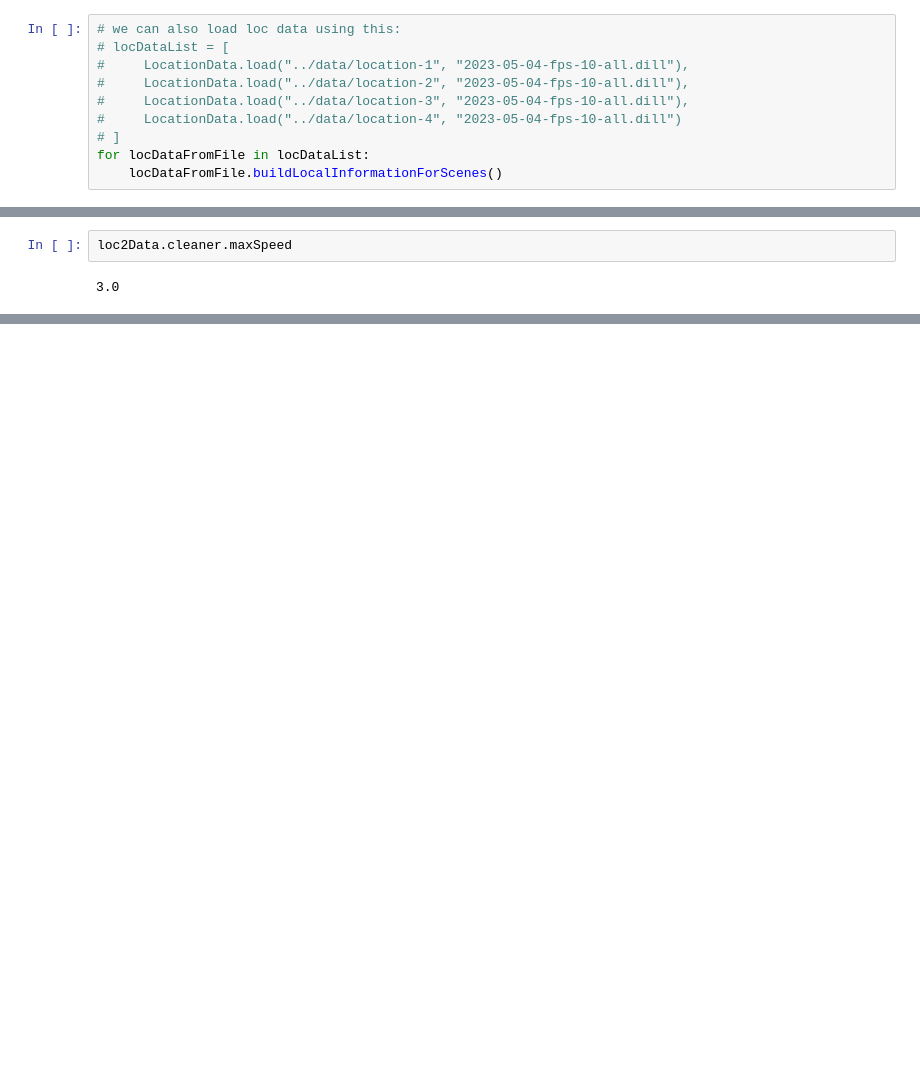
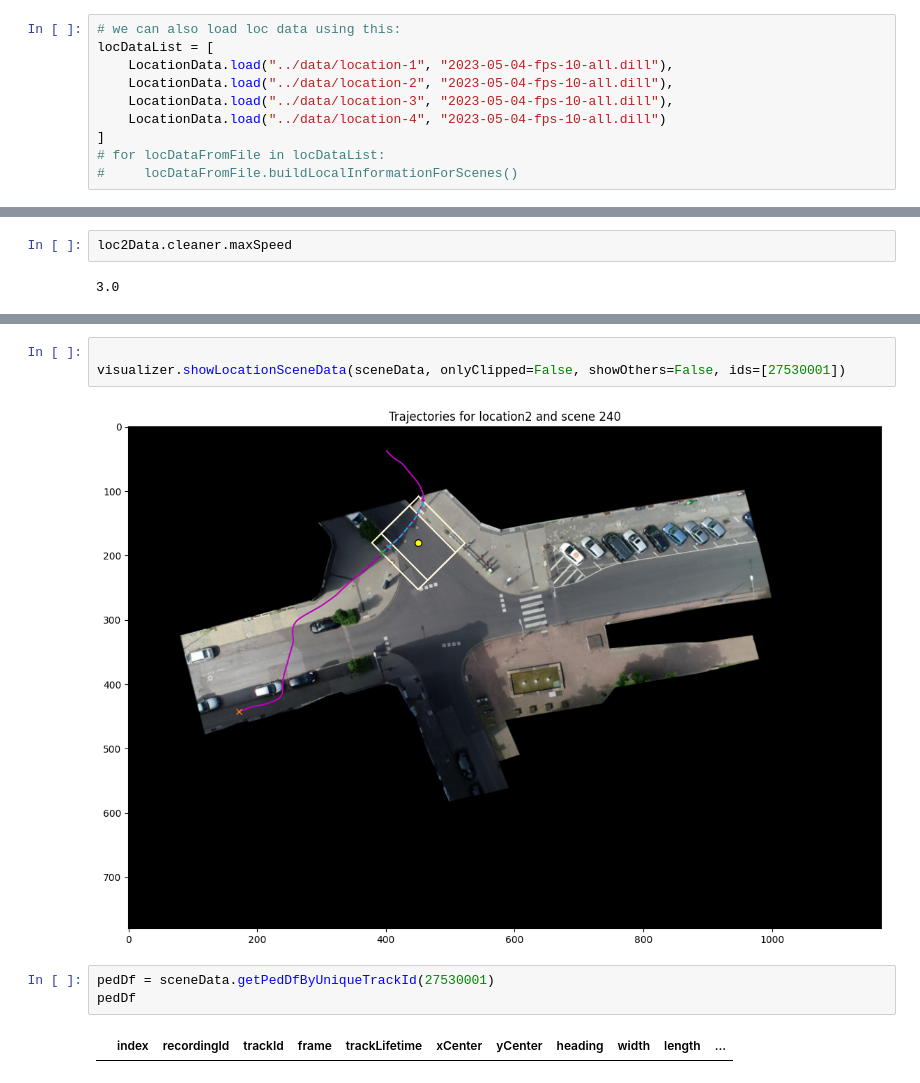
Before and after one commit to ika-rwth-aachen/drone-dataset-tools, a Jupyter notebook: src/notebooks/extractor-all.ipynb, the cells around one changed output, grey strips where cells are left out. Saved outputs shown, nothing was run; the diff lists cells and outputs as text; blank space fills up the shorter version.

```diff
--- a/src/notebooks/extractor-all.ipynb
+++ b/src/notebooks/extractor-all.ipynb
@@ -54,12 +54,12 @@ loader.locationToRecordingIds
 # Step 2: Clip Trajectories, find fast pedestrians, build local trajectories
 # %%
 # we can also load loc data using this:
-# locDataList = [
-#     LocationData.load("../data/location-1", "2023-05-04-fps-10-all.dill"),
-#     LocationData.load("../data/location-2", "2023-05-04-fps-10-all.dill"),
-#     LocationData.load("../data/location-3", "2023-05-04-fps-10-all.dill"),
-#     LocationData.load("../data/location-4", "2023-05-04-fps-10-all.dill")
-# ]
-for locDataFromFile in locDataList:
-    locDataFromFile.buildLocalInformationForScenes()
+locDataList = [
+    LocationData.load("../data/location-1", "2023-05-04-fps-10-all.dill"),
+    LocationData.load("../data/location-2", "2023-05-04-fps-10-all.dill"),
+    LocationData.load("../data/location-3", "2023-05-04-fps-10-all.dill"),
+    LocationData.load("../data/location-4", "2023-05-04-fps-10-all.dill")
+]
+# for locDataFromFile in locDataList:
+#     locDataFromFile.buildLocalInformationForScenes()
 # %%
@@ -135,0 +150,10 @@ loc2Data.cleaner.maxSpeed
+# %%
+
+visualizer.showLocationSceneData(sceneData, onlyClipped=False, showOthers=False, ids=[27530001])
+# %% [output]
+[figure, added]
+# %%
+pedDf = sceneData.getPedDfByUniqueTrackId(27530001)
+pedDf
+# %% [output]
+|  | index | recordingId | trackId | frame | trackLifetime | xCenter | yCenter | heading | width | length | ... |
```
Also changed, not shown: parts of 11 cells of this notebook, 3 other files.
